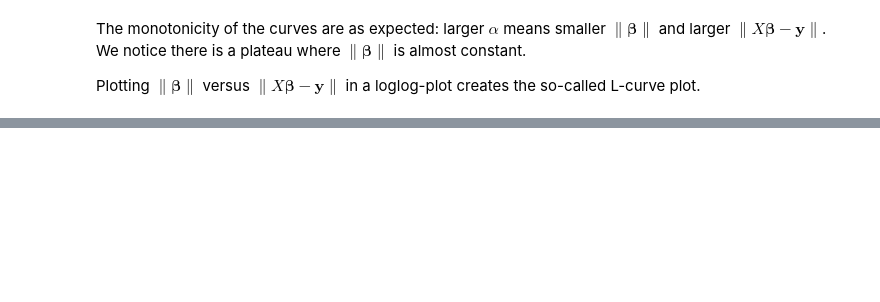
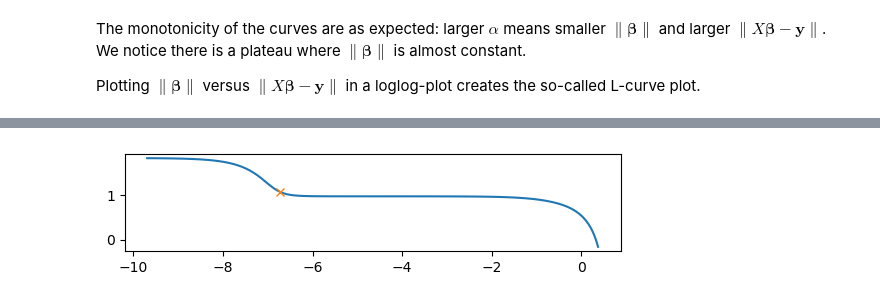
Before and after one commit to bogfjellmo/nmbu-math280, a Jupyter notebook: LectureExamples/Tikhonov/Tikhonov.ipynb, the cells around one changed output, grey strips where cells are left out. Cells and saved outputs as stored; diff of their text form; code cells hidden in the pictures; blank space fills up the shorter version.

```diff
--- a/LectureExamples/Tikhonov/Tikhonov.ipynb
+++ b/LectureExamples/Tikhonov/Tikhonov.ipynb
@@ -197,0 +235,7 @@ This is the point marked with an orange dot in the plot above.
+# %%
+# plot to show the max curvature
+plt.plot(points[:,0], points[:,1])
+plt.plot(points[alpha_idx,0], points[alpha_idx,1], 'x')
+plt.gca().set_aspect('equal')
+# %% [output]
+[figure, added]
```
Also changed, not shown: parts of 10 cells of this notebook.
